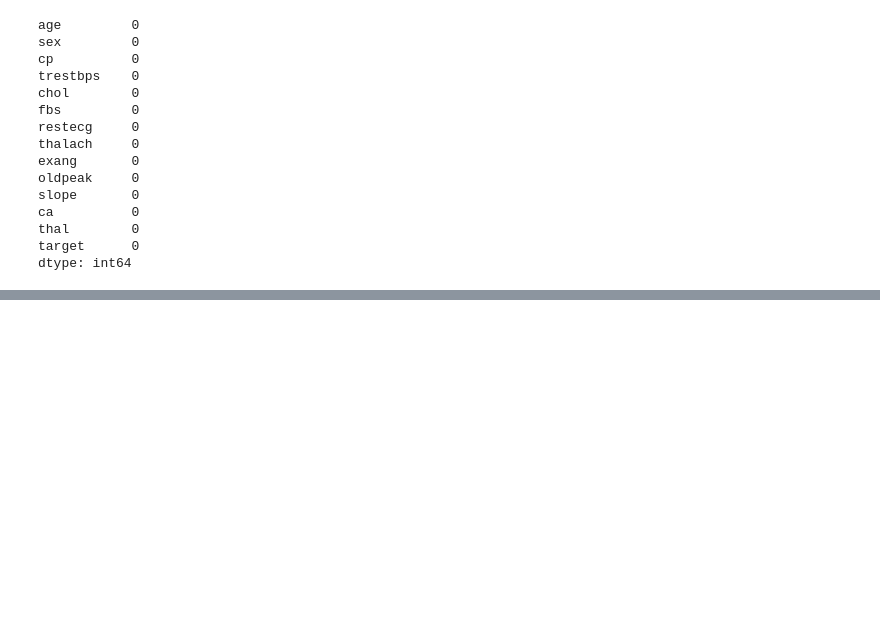
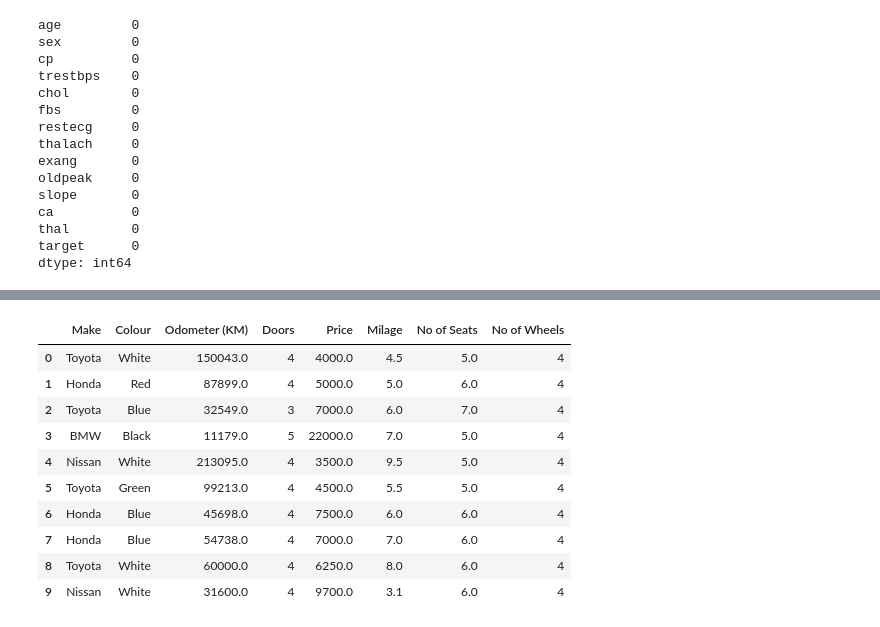
Before and after one commit to NaqibAhmed/Small_Projects, a Jupyter notebook: udemy_Course_practice/Pandas.ipynb, the cells around one changed output, grey strips where cells are left out. Drawn from its saved outputs; the diff is of its cells as text; code cells hidden in the pictures; blank space fills up the shorter version.

```diff
--- a/udemy_Course_practice/Pandas.ipynb
+++ b/udemy_Course_practice/Pandas.ipynb
@@ -367,0 +384,3 @@ dtype: int64
+# %%
+car_sales["Milage"] = [4.5,5.0,6,7,9.5,5.5,6,7,8,3.1]
+car_sales["No of Seats"] = pd.Series([5,6,7,5,5,5,6])
@@ -367,0 +401,2 @@ dtype: int64
+# %%
+car_sales["No of Seats"] = car_sales["No of Seats"].fillna(6)
@@ -367,0 +417,15 @@ dtype: int64
+# %%
+car_sales["No of Wheels"] = 4
+car_sales
+# %% [output]
+|  | Make | Colour | Odometer (KM) | Doors | Price | Milage | No of Seats | No of Wheels |
+| 0 | Toyota | White | 150043.0 | 4 | 4000.0 | 4.5 | 5.0 | 4 |
+| 1 | Honda | Red | 87899.0 | 4 | 5000.0 | 5.0 | 6.0 | 4 |
+| 2 | Toyota | Blue | 32549.0 | 3 | 7000.0 | 6.0 | 7.0 | 4 |
+| 3 | BMW | Black | 11179.0 | 5 | 22000.0 | 7.0 | 5.0 | 4 |
+| 4 | Nissan | White | 213095.0 | 4 | 3500.0 | 9.5 | 5.0 | 4 |
+| 5 | Toyota | Green | 99213.0 | 4 | 4500.0 | 5.5 | 5.0 | 4 |
+| 6 | Honda | Blue | 45698.0 | 4 | 7500.0 | 6.0 | 6.0 | 4 |
+| 7 | Honda | Blue | 54738.0 | 4 | 7000.0 | 7.0 | 6.0 | 4 |
+| 8 | Toyota | White | 60000.0 | 4 | 6250.0 | 8.0 | 6.0 | 4 |
+| 9 | Nissan | White | 31600.0 | 4 | 9700.0 | 3.1 | 6.0 | 4 |
```
Also changed, not shown: parts of 4 cells of this notebook.
